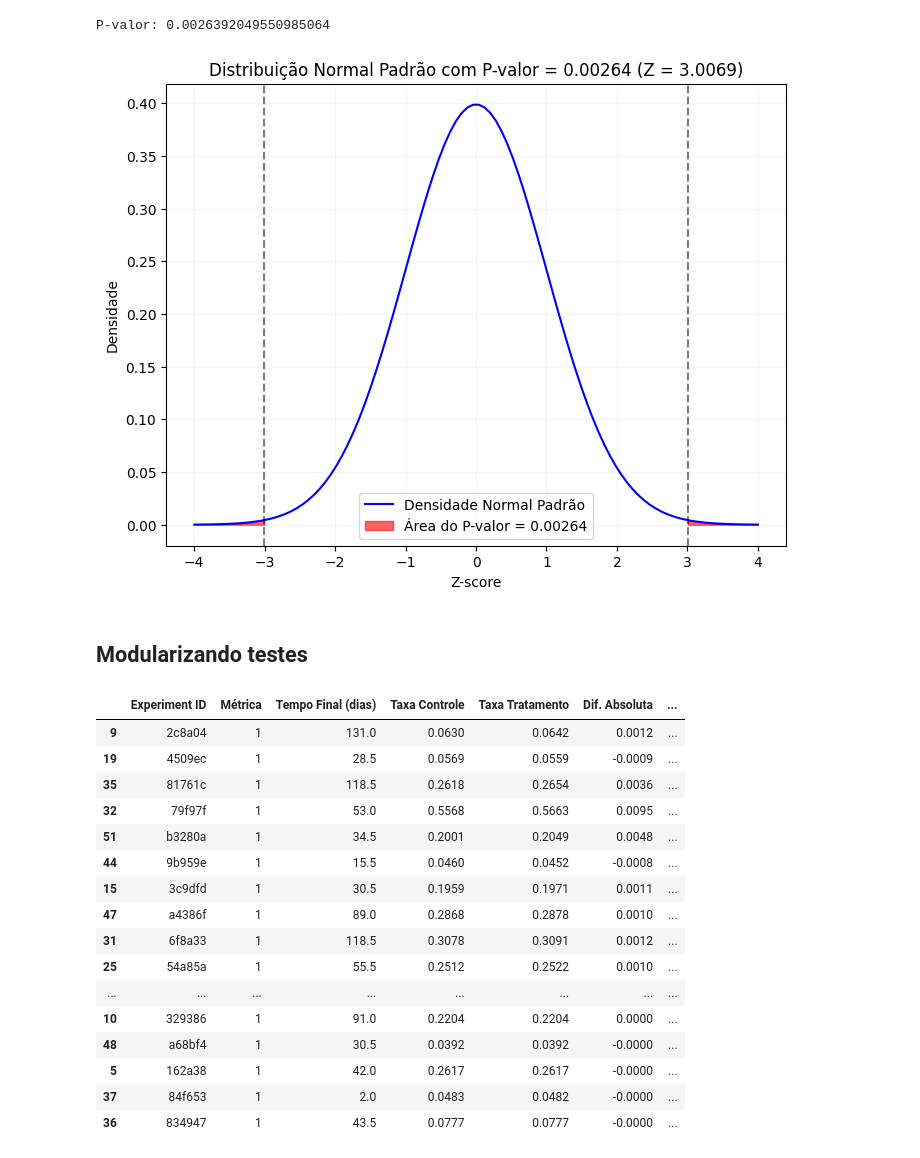
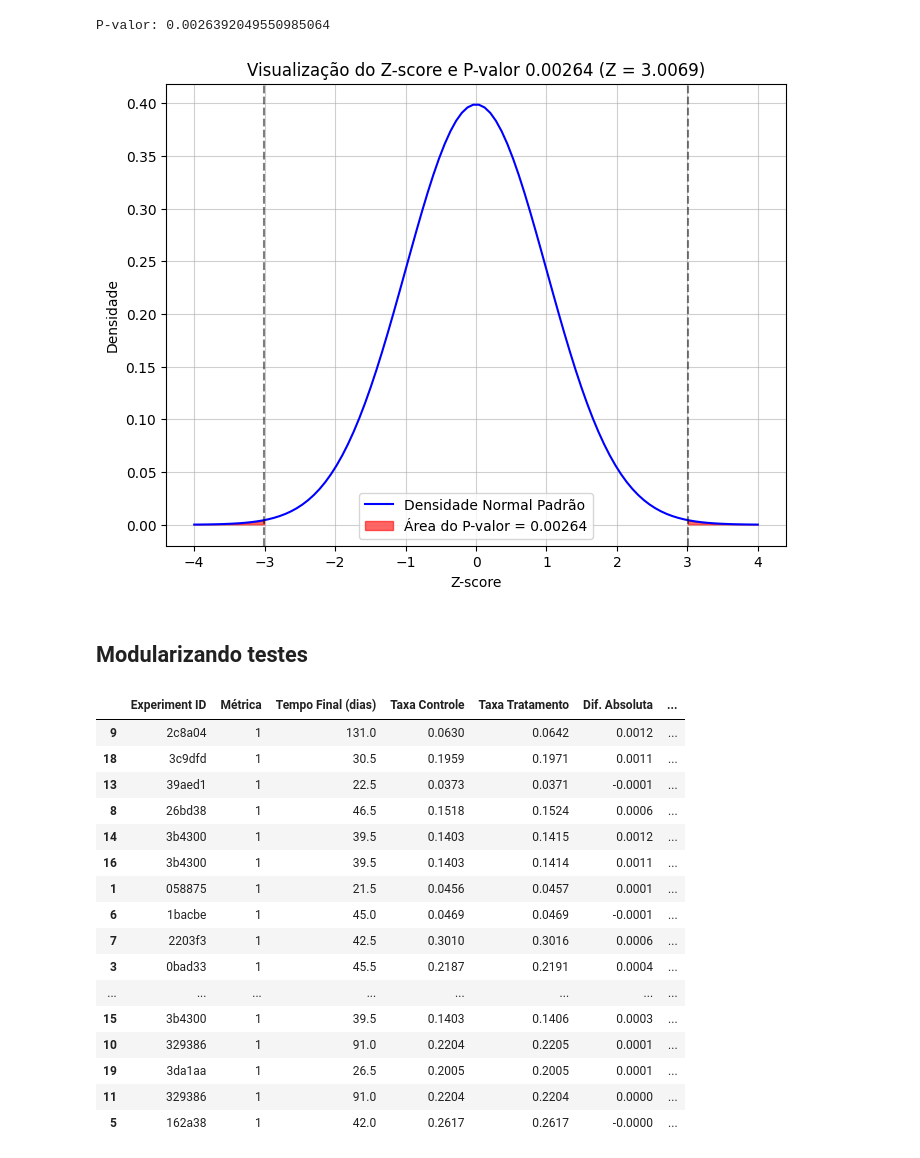
Before and after one commit to Reyso/A-B-test, a Jupyter notebook: main.ipynb, the cells around one changed output. Drawn from its saved outputs; the diff is of its cells as text; code cells hidden in the pictures.

```diff
--- a/main.ipynb
+++ b/main.ipynb
@@ -169,33 +169,33 @@ P-valor: 0.0026392049550985064
 # %%
 
 # Criar pontos para o eixo x (Z-scores)
 x = np.linspace(-4, 4, 100)
 # Calcular a densidade normal padrão
 y = norm.pdf(x, 0, 1)
 
 # Criar o gráfico
 plt.figure(figsize=(8, 6))
 # Plotar a curva de densidade
 plt.plot(x, y, 'b-', label='Densidade Normal Padrão')
 
 # Sombrear as caudas (Z < -3.0069 e Z > 3.0069)
 x_left_tail = np.linspace(-4, -Z, 100)
 x_right_tail = np.linspace(Z, 4, 100)
 plt.fill_between(x_left_tail, norm.pdf(x_left_tail, 0, 1), color='red', alpha=0.6, label=f'Área do P-valor = {p_valor:.5f}')
 plt.fill_between(x_right_tail, norm.pdf(x_right_tail, 0, 1), color='red', alpha=0.6)
 
 # Configurar o gráfico
-plt.title(f'Distribuição Normal Padrão com P-valor = {p_valor:.5f} (Z = {Z:.4f})')
+plt.title(f'Visualização do Z-score e P-valor {p_valor:.5f} (Z = {Z:.4f})')
 plt.xlabel('Z-score')
 plt.ylabel('Densidade')
 plt.axvline(x=-Z, color='black', linestyle='--', alpha=0.5)
 plt.axvline(x=Z, color='black', linestyle='--', alpha=0.5)
 plt.legend()
-plt.grid(True, alpha=0.1)
+plt.grid(True, alpha=0.6)
 
 # Exibir o gráfico
 plt.show()
 # %% [output]
-[figure, old version]
+[figure, new version]
 # %% [markdown]
 ## Modularizando testes
@@ -331,25 +271,27 @@ total_exp  = list(df.loc[(df['metric_id'] == 1)]['experiment_id'].unique())
 
 exp_list = total_exp
 report_df = sezp_report(df,metrica = 1, exp_list = exp_list);
-report_df.head(60).sort_values('P-Valor',ascending=True)
+
+#apresentando os 20 top menores p-valores
+report_df.head(20).sort_values('P-Valor',ascending=True)
 # %% [output]
 |  | Experiment ID | Métrica | Tempo Final (dias) | Taxa Controle | Taxa Tratamento | Dif. Absoluta | ... |
 | 9 | 2c8a04 | 1 | 131.0 | 0.0630 | 0.0642 | 0.0012 | ... |
-| 19 | 4509ec | 1 | 28.5 | 0.0569 | 0.0559 | -0.0009 | ... |
-| 35 | 81761c | 1 | 118.5 | 0.2618 | 0.2654 | 0.0036 | ... |
-| 32 | 79f97f | 1 | 53.0 | 0.5568 | 0.5663 | 0.0095 | ... |
-| 51 | b3280a | 1 | 34.5 | 0.2001 | 0.2049 | 0.0048 | ... |
-| 44 | 9b959e | 1 | 15.5 | 0.0460 | 0.0452 | -0.0008 | ... |
-| 15 | 3c9dfd | 1 | 30.5 | 0.1959 | 0.1971 | 0.0011 | ... |
-| 47 | a4386f | 1 | 89.0 | 0.2868 | 0.2878 | 0.0010 | ... |
-| 31 | 6f8a33 | 1 | 118.5 | 0.3078 | 0.3091 | 0.0012 | ... |
-| 25 | 54a85a | 1 | 55.5 | 0.2512 | 0.2522 | 0.0010 | ... |
+| 18 | 3c9dfd | 1 | 30.5 | 0.1959 | 0.1971 | 0.0011 | ... |
+| 13 | 39aed1 | 1 | 22.5 | 0.0373 | 0.0371 | -0.0001 | ... |
+| 8 | 26bd38 | 1 | 46.5 | 0.1518 | 0.1524 | 0.0006 | ... |
+| 14 | 3b4300 | 1 | 39.5 | 0.1403 | 0.1415 | 0.0012 | ... |
+| 16 | 3b4300 | 1 | 39.5 | 0.1403 | 0.1414 | 0.0011 | ... |
+| 1 | 058875 | 1 | 21.5 | 0.0456 | 0.0457 | 0.0001 | ... |
+| 6 | 1bacbe | 1 | 45.0 | 0.0469 | 0.0469 | -0.0001 | ... |
+| 7 | 2203f3 | 1 | 42.5 | 0.3010 | 0.3016 | 0.0006 | ... |
+| 3 | 0bad33 | 1 | 45.5 | 0.2187 | 0.2191 | 0.0004 | ... |
 | ... | ... | ... | ... | ... | ... | ... | ... |
-| 10 | 329386 | 1 | 91.0 | 0.2204 | 0.2204 | 0.0000 | ... |
-| 48 | a68bf4 | 1 | 30.5 | 0.0392 | 0.0392 | -0.0000 | ... |
+| 15 | 3b4300 | 1 | 39.5 | 0.1403 | 0.1406 | 0.0003 | ... |
+| 10 | 329386 | 1 | 91.0 | 0.2204 | 0.2205 | 0.0001 | ... |
+| 19 | 3da1aa | 1 | 26.5 | 0.2005 | 0.2005 | 0.0001 | ... |
+| 11 | 329386 | 1 | 91.0 | 0.2204 | 0.2204 | 0.0000 | ... |
 | 5 | 162a38 | 1 | 42.0 | 0.2617 | 0.2617 | -0.0000 | ... |
-| 37 | 84f653 | 1 | 2.0 | 0.0483 | 0.0482 | -0.0000 | ... |
-| 36 | 834947 | 1 | 43.5 | 0.0777 | 0.0777 | -0.0000 | ... |
 # %%
 report_df.loc[report_df['interpretação'] =='Redução significativa na métrica.']
 # %% [output]
```
Also changed, not shown: parts of 8 cells of this notebook.
